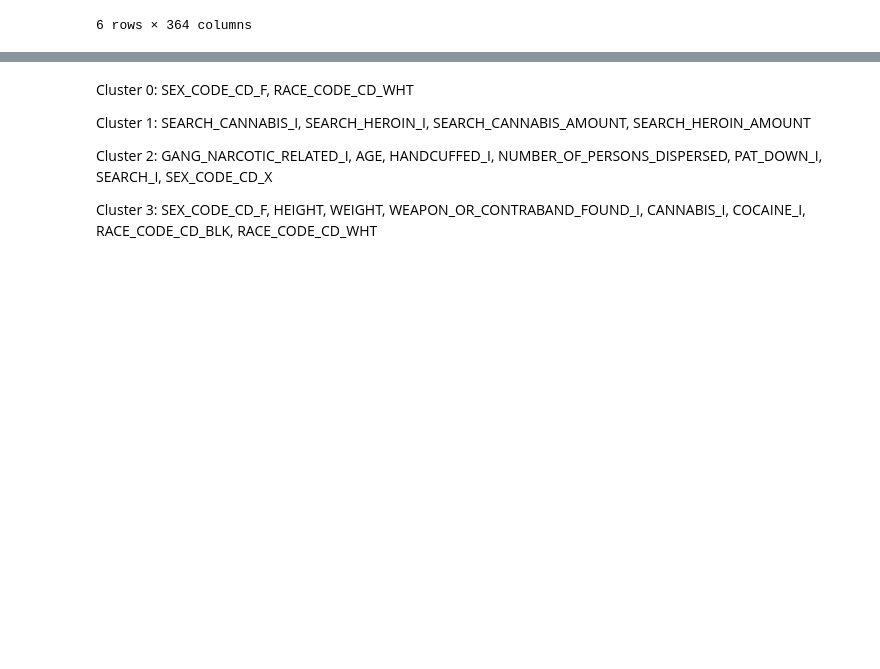
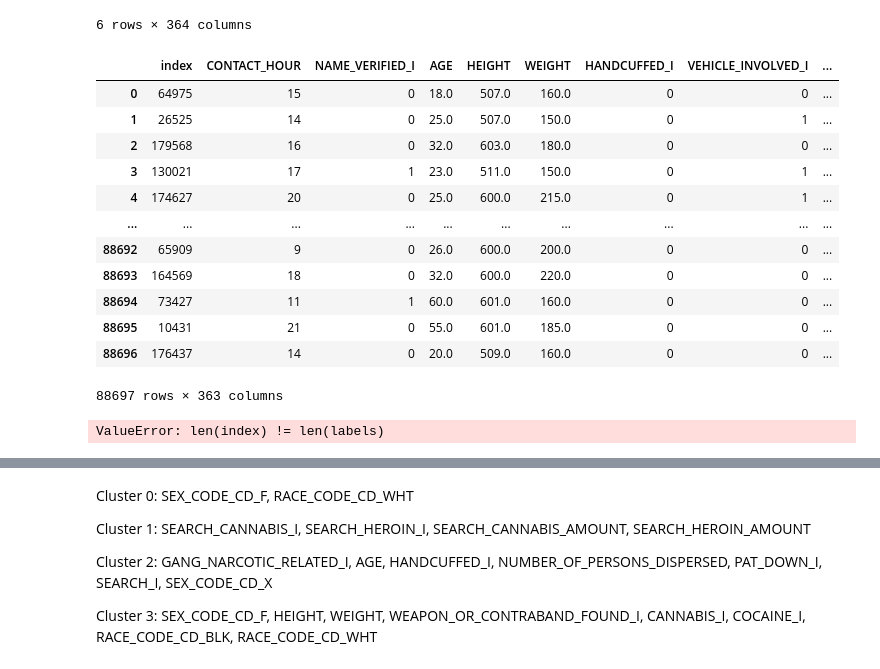
Before and after one commit to nteuthorn/Thinkful-Capstone-3, a Jupyter notebook: Capstone_3.ipynb, the cells around one changed output, grey strips where cells are left out. Drawn from its saved outputs; the diff is of its cells as text; code cells hidden in the pictures; blank space fills up the shorter version.

```diff
--- a/Capstone_3.ipynb
+++ b/Capstone_3.ipynb
@@ -967,6 +959,27 @@ for col in results_significant.columns:
         results_significant.drop(col, axis=1, inplace=True)
 
 sig_features = list(results_significant.columns)
+# %%
+df_clean_final_
+# %% [output]
+|  | index | CONTACT_HOUR | NAME_VERIFIED_I | AGE | HEIGHT | WEIGHT | HANDCUFFED_I | VEHICLE_INVOLVED_I | ... |
+| 0 | 64975 | 15 | 0 | 18.0 | 507.0 | 160.0 | 0 | 0 | ... |
+| 1 | 26525 | 14 | 0 | 25.0 | 507.0 | 150.0 | 0 | 1 | ... |
+| 2 | 179568 | 16 | 0 | 32.0 | 603.0 | 180.0 | 0 | 0 | ... |
+| 3 | 130021 | 17 | 1 | 23.0 | 511.0 | 150.0 | 0 | 1 | ... |
+| 4 | 174627 | 20 | 0 | 25.0 | 600.0 | 215.0 | 0 | 1 | ... |
+| ... | ... | ... | ... | ... | ... | ... | ... | ... | ... |
+| 88692 | 65909 | 9 | 0 | 26.0 | 600.0 | 200.0 | 0 | 0 | ... |
+| 88693 | 164569 | 18 | 0 | 32.0 | 600.0 | 220.0 | 0 | 0 | ... |
+| 88694 | 73427 | 11 | 1 | 60.0 | 601.0 | 160.0 | 0 | 0 | ... |
+| 88695 | 10431 | 21 | 0 | 55.0 | 601.0 | 185.0 | 0 | 0 | ... |
+| 88696 | 176437 | 14 | 0 | 20.0 | 509.0 | 160.0 | 0 | 0 | ... |
+88697 rows × 363 columns
+# %%
+cluster_means = df_clean_final_.groupby('Cluster', axis=1).mean()
+cluster_means
+# %% [output]
+ValueError: len(index) != len(labels)
 # %%
 for col in sig_features:
 
```
Also changed, not shown: parts of 47 cells of this notebook.
